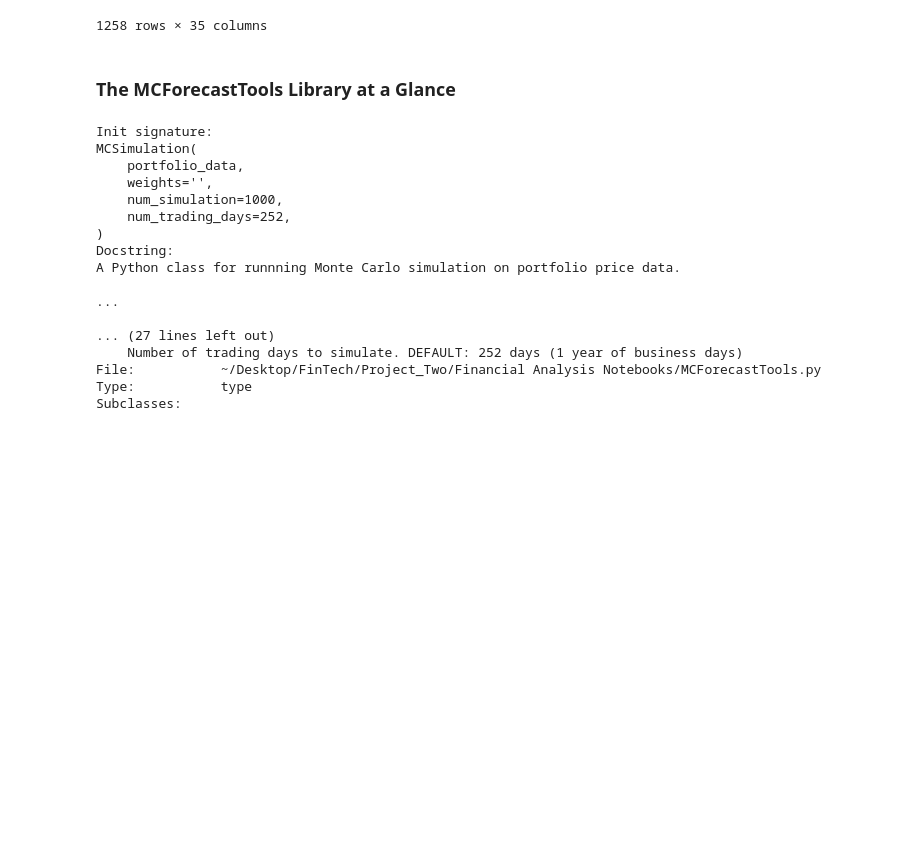
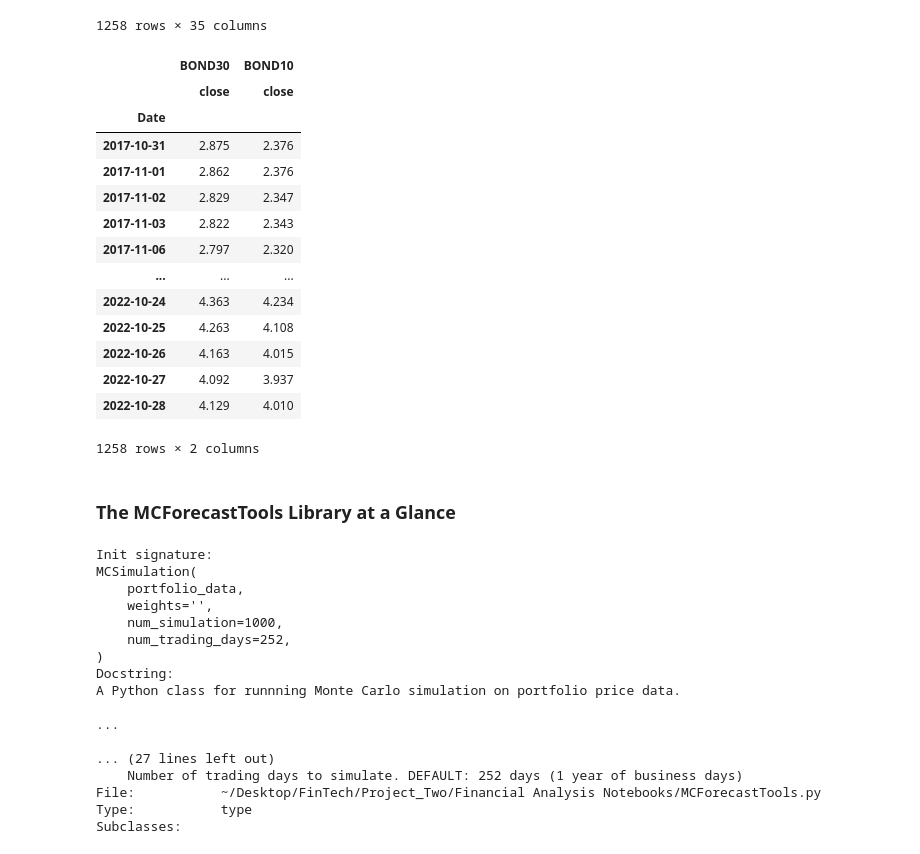
Before and after one commit to Mun-Min/Project_Two, a Jupyter notebook: Financial Analysis Notebooks/portfolio_forecasting_moderate.ipynb, the cells around one changed output. Cells and saved outputs as stored; diff of their text form; code cells hidden in the pictures; blank space fills up the shorter version.

```diff
--- a/Financial Analysis Notebooks/portfolio_forecasting_moderate.ipynb
+++ b/Financial Analysis Notebooks/portfolio_forecasting_moderate.ipynb
@@ -124,6 +154,30 @@ df_ticker
 | 2022-10-27 04:00:00 | 94.520 | 95.43 | 91.800 | 92.220 | 60710859 | 717132 | 92.949686 | 231.04 | 233.69 | 225.7800 | ... |
 | 2022-10-28 04:00:00 | 92.270 | 96.55 | 92.130 | 96.290 | 43651033 | 416408 | 94.771632 | 226.24 | 236.60 | 226.0500 | ... |
 1258 rows × 35 columns
+# %%
+# Concatenate the ticker DataFrames
+df_bond_ticker = pd.concat([BOND30, BOND10], axis=1, keys=["BOND30", "BOND10"])
+
+df_bond_ticker = df_bond_ticker.dropna()
+
+# Display sample data
+df_bond_ticker
+# %% [output]
+|  | BOND30 | BOND10 |
+|  | close | close |
+| Date |  |  |
+| 2017-10-31 | 2.875 | 2.376 |
+| 2017-11-01 | 2.862 | 2.376 |
+| 2017-11-02 | 2.829 | 2.347 |
+| 2017-11-03 | 2.822 | 2.343 |
+| 2017-11-06 | 2.797 | 2.320 |
+| ... | ... | ... |
+| 2022-10-24 | 4.363 | 4.234 |
+| 2022-10-25 | 4.263 | 4.108 |
+| 2022-10-26 | 4.163 | 4.015 |
+| 2022-10-27 | 4.092 | 3.937 |
+| 2022-10-28 | 4.129 | 4.010 |
+1258 rows × 2 columns
 # %% [markdown]
 ### The MCForecastTools Library at a Glance
 # %%
```
Also changed, not shown: parts of 9 cells of this notebook, 9 other files.
